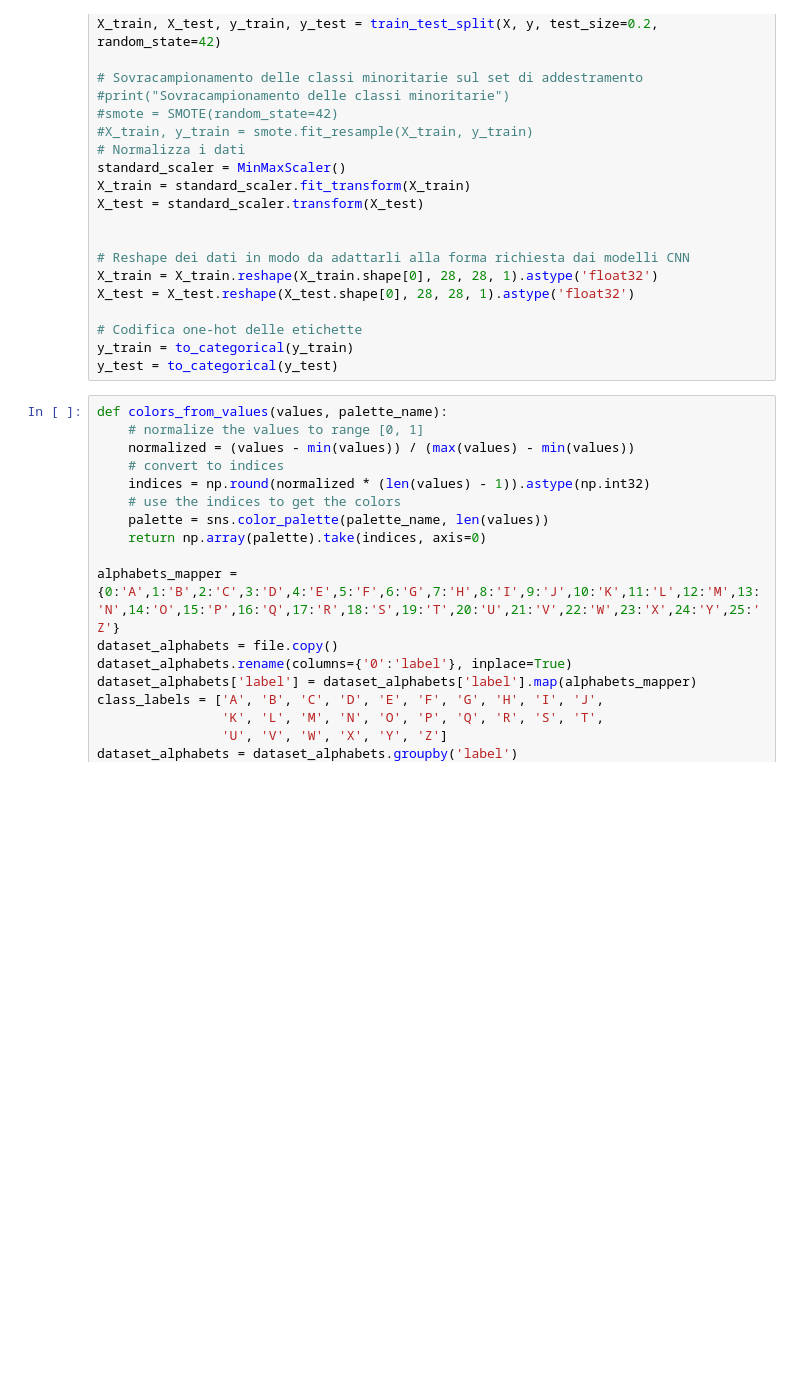
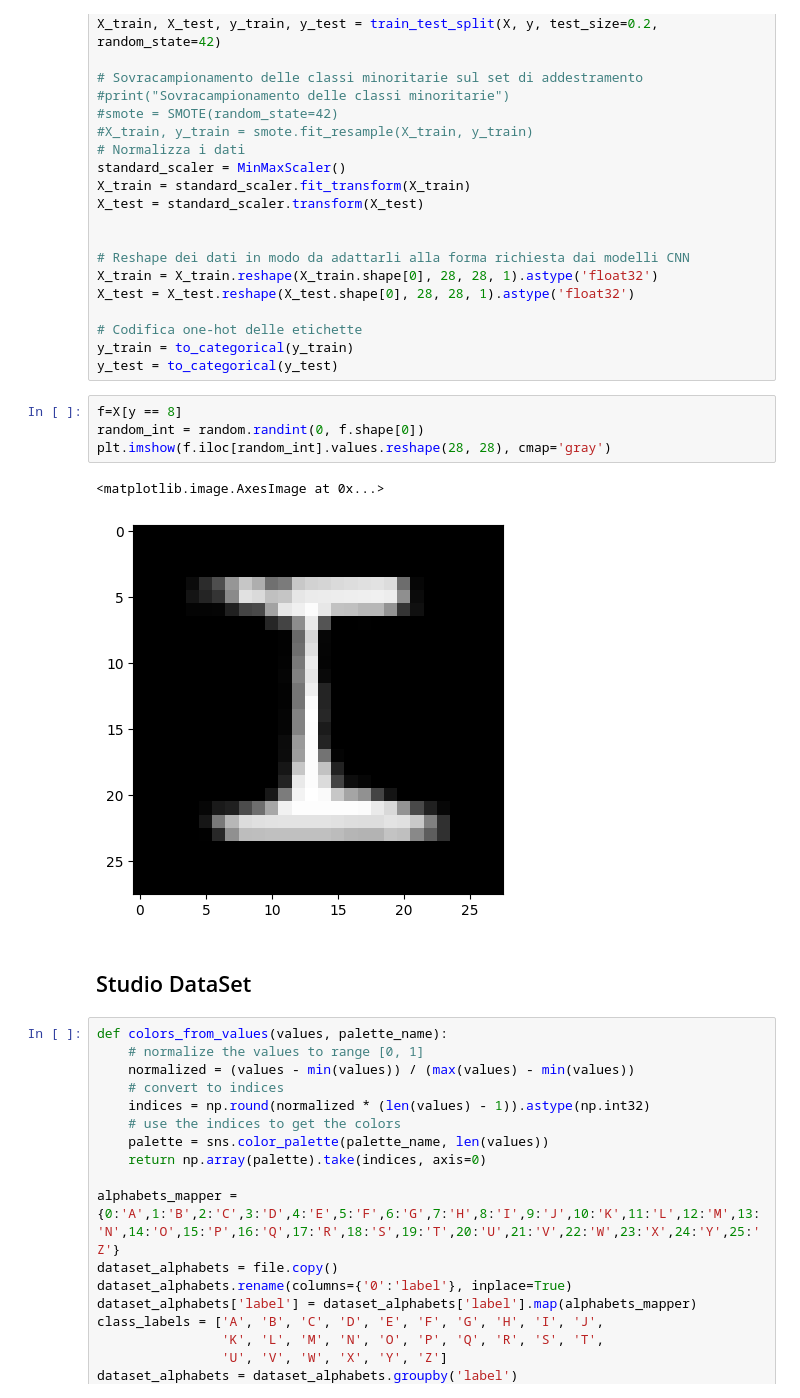
Before and after one commit to oligiochi/ASCII, a Jupyter notebook: ASCII.ipynb, the cells around one changed output. Saved outputs shown, nothing was run; the diff lists cells and outputs as text; blank space fills up the shorter version.

```diff
--- a/ASCII.ipynb
+++ b/ASCII.ipynb
@@ -43,6 +48,15 @@ X_test = X_test.reshape(X_test.shape[0], 28, 28, 1).astype('float32')
 # Codifica one-hot delle etichette
 y_train = to_categorical(y_train)
 y_test = to_categorical(y_test)
+# %%
+f=X[y == 8]
+random_int = random.randint(0, f.shape[0])
+plt.imshow(f.iloc[random_int].values.reshape(28, 28), cmap='gray')
+# %% [output]
+<matplotlib.image.AxesImage at 0x...>
+[figure, added]
+# %% [markdown]
+## Studio DataSet
 # %%
 def colors_from_values(values, palette_name):
     # normalize the values to range [0, 1]
```
Also changed, not shown: parts of 12 cells of this notebook, 3 other files.
